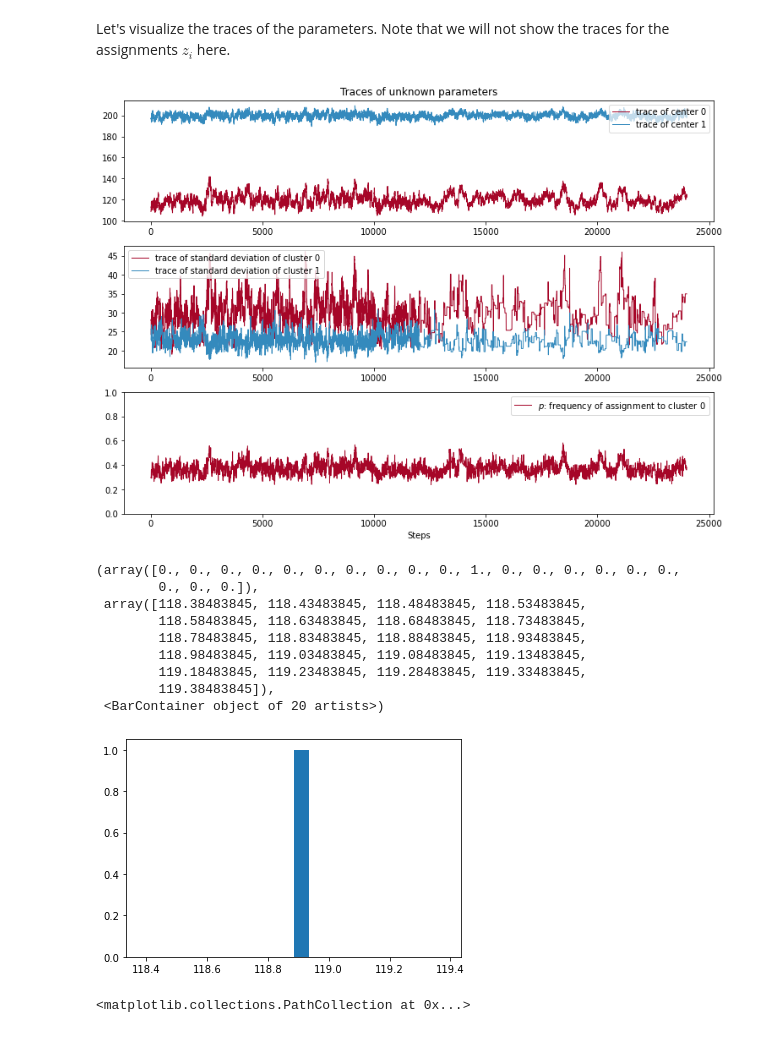
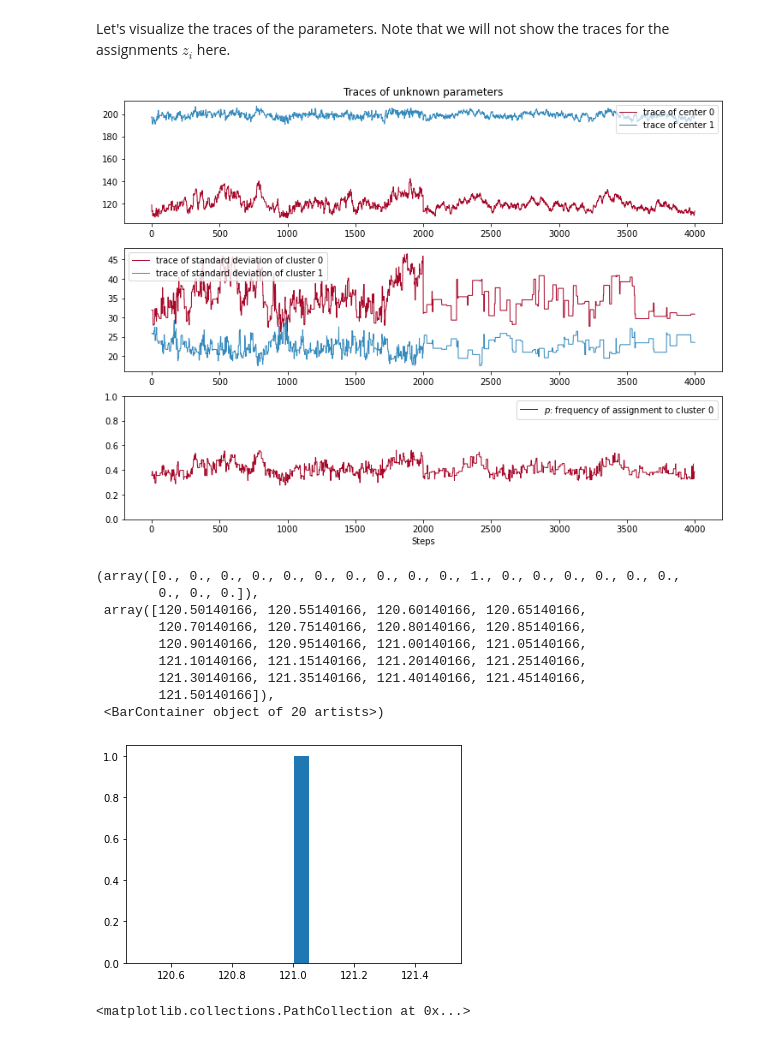
Before and after one commit to StanleyTuz/bayesian-ml, a Jupyter notebook: prob-prog-for-hackers/ch3_mixture.ipynb, the cells around one changed output. Saved outputs shown, nothing was run; the diff lists cells and outputs as text; code cells hidden in the pictures.

```diff
--- a/prob-prog-for-hackers/ch3_mixture.ipynb
+++ b/prob-prog-for-hackers/ch3_mixture.ipynb
@@ -27,7 +27,7 @@ assignments = np.random.choice(a=[0, 1], p=[p, 1-p], size=300)  # assignments
 mu_i = [ mu[z] for z in assignments ]
 sig_i = [ sig[z] for z in assignments ]
 
-data = [ np.random.normal(loc=mu[z], scale=sig[z]) for z in assignments ]
+data = np.array([ np.random.normal(loc=mu[z], scale=sig[z]) for z in assignments ])
 
 fig, ax = plt.subplots(nrows=2, figsize=(12.5, 8), sharex=True)
 ax[0].hist(data, bins=20, color='k', histtype='stepfilled', alpha=0.8)
@@ -59,10 +59,13 @@ plt.show()
 # %% [markdown]
 The first model will ignore all data about the actual labels. This is the model from the chapter.
 # %%
+data = np.expand_dims(data,axis=1)
+
 with pm.Model() as model:
-    p1 = pm.Uniform('p1', 0, 1)
-    p2 = pm.Deterministic('p2', 1 - p1)
+    p1 = pm.Uniform('p1', 0, 1, testval=0.5)
+    p2 = pm.Deterministic('p2', 1.0 - p1)
     p = theano.tensor.stack([p1, p2])
+
     # assignment variable
     z = pm.Categorical(
         'z',
@@ -71,14 +74,14 @@ with pm.Model() as model:
         testval=np.random.randint(0, 2, data.shape[0]),
         )
 
-    # (2) normal component parameters
-    # These are the priors
-    means = pm.Normal('means',
-        mu=np.array([120, 190]),
-        sd=np.array([10, 10]),
+    # two normal components' parameters (these are the priors)
+    means = pm.Normal(
+        'means',
+        mu=np.array([120., 190.]),
+        sd=np.array([10., 10.]),
         shape=2,
     )
-    stds = pm.Uniform('stds', 0, 50, shape=2)
+    stds = pm.Uniform('stds', 0.1, 50, shape=2)
 
     # latent observations
     # each mean_i (i=1,...,300) is either mu_1 or mu_2
@@ -91,9 +98,9 @@ with pm.Model() as model:
 # %%
 with model:
     step1 = pm.Metropolis(vars=[p, stds, means])
-    # step2 = pm.ElemwiseCategorical(vars=[z])
-    step2 = pm.CategoricalGibbsMetropolis(vars=[z])
-    trace = pm.sample(12_000, step=[step1, step2], return_inferencedata=False)
+    step2 = pm.ElemwiseCategorical(vars=[z])
+    # step2 = pm.CategoricalGibbsMetropolis(vars=[z])
+    trace = pm.sample(2_000, step=[step1, step2], return_inferencedata=False)
 # %% [output]
 Sequential sampling (2 chains in 1 job)
 CompoundStep
@@ -138,20 +145,20 @@ ax[2].plot(p_trace, label="$p$: frequency of assignment to cluster 0",
 ax[2].set(xlabel="Steps", ylim=[0, 1])
 ax[2].legend();
 # %% [output]
-[figure, old version]
+[figure, new version]
 # %%
-plt.hist(trace['means'][:4_000, 0].mean(), bins=20)
+plt.hist(trace['means'][:2_000, 0].mean(), bins=20)
 # %% [output]
 (array([0., 0., 0., 0., 0., 0., 0., 0., 0., 0., 1., 0., 0., 0., 0., 0., 0.,
         0., 0., 0.]),
- array([118.38483845, 118.43483845, 118.48483845, 118.53483845,
-        118.58483845, 118.63483845, 118.68483845, 118.73483845,
-        118.78483845, 118.83483845, 118.88483845, 118.93483845,
-        118.98483845, 119.03483845, 119.08483845, 119.13483845,
-        119.18483845, 119.23483845, 119.28483845, 119.33483845,
-        119.38483845]),
+ array([120.50140166, 120.55140166, 120.60140166, 120.65140166,
+        120.70140166, 120.75140166, 120.80140166, 120.85140166,
+        120.90140166, 120.95140166, 121.00140166, 121.05140166,
+        121.10140166, 121.15140166, 121.20140166, 121.25140166,
+        121.30140166, 121.35140166, 121.40140166, 121.45140166,
+        121.50140166]),
  <BarContainer object of 20 artists>)
-[figure, old version]
+[figure, new version]
 # %%
 plt.scatter(data, trace['z'].mean(axis=0))
 # %% [output]
```
Also changed, not shown: parts of 3 cells of this notebook.
